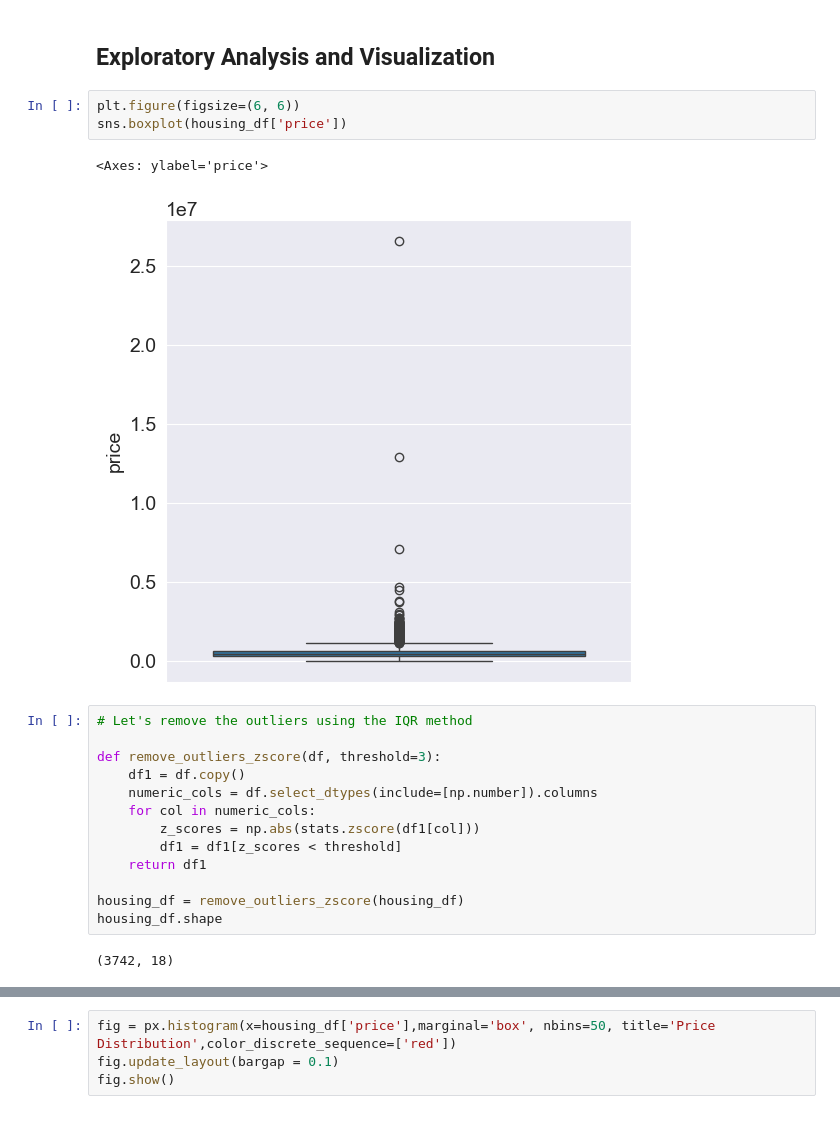
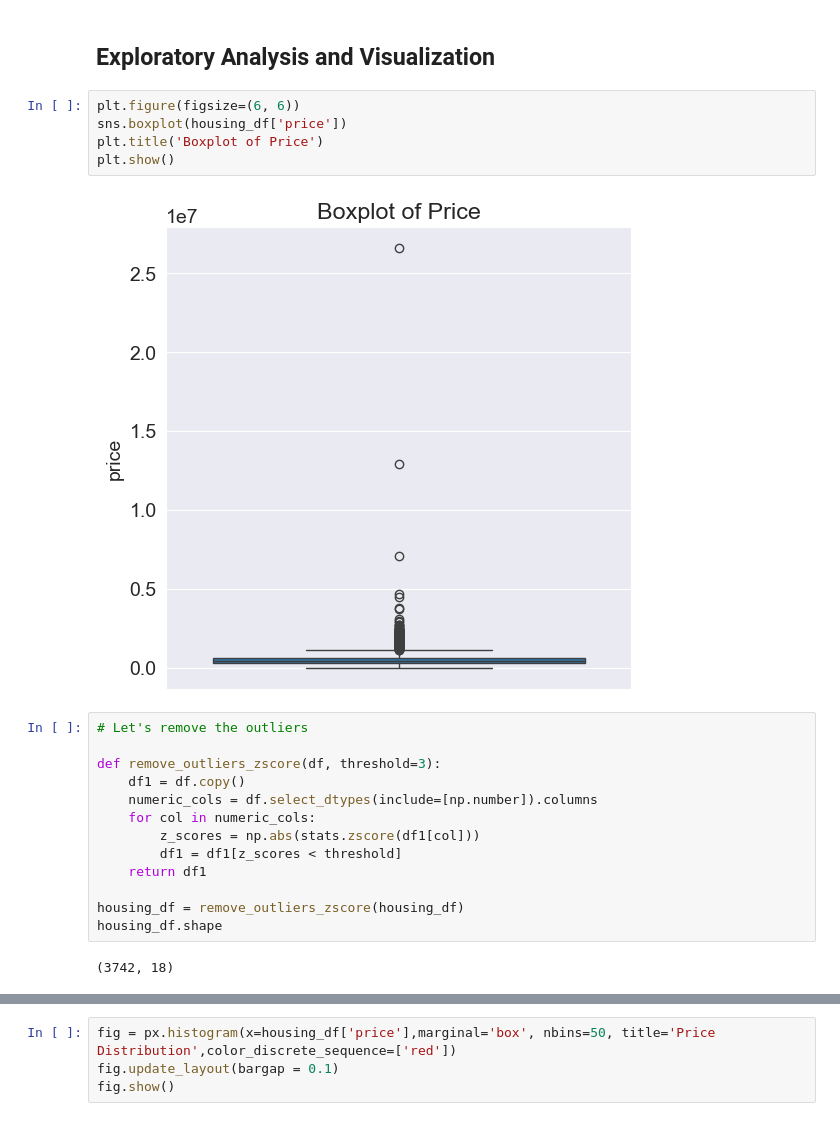
Before and after one commit to hermes-4/USA-House-Price-Prediction, a Jupyter notebook: Final_Project.ipynb, the cells around one changed output, grey strips where cells are left out. Saved outputs shown, nothing was run; the diff lists cells and outputs as text.

```diff
--- a/Final_Project.ipynb
+++ b/Final_Project.ipynb
@@ -137,11 +137,12 @@ memory usage: 582.3+ KB
 # %%
 plt.figure(figsize=(6, 6))
 sns.boxplot(housing_df['price'])
+plt.title('Boxplot of Price')
+plt.show()
 # %% [output]
-<Axes: ylabel='price'>
-[figure, old version]
+[figure, new version]
 # %%
-# Let's remove the outliers using the IQR method
+# Let's remove the outliers
 
 def remove_outliers_zscore(df, threshold=3):
     df1 = df.copy()
```
Also changed, not shown: parts of 3 cells of this notebook, 2 other files.
